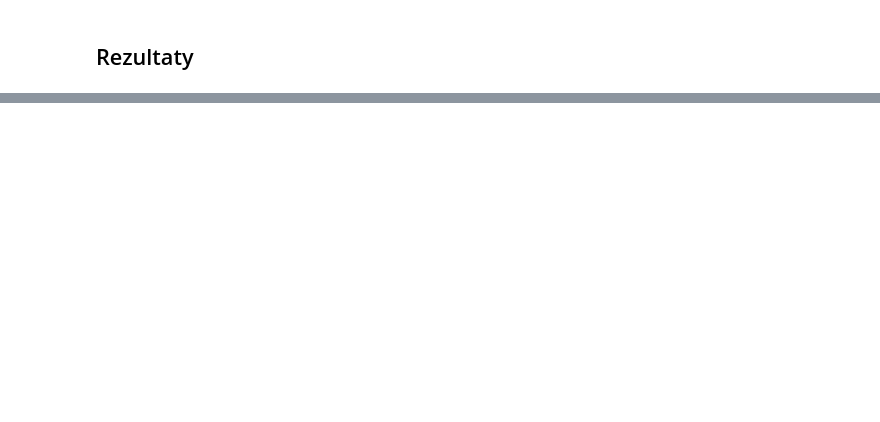
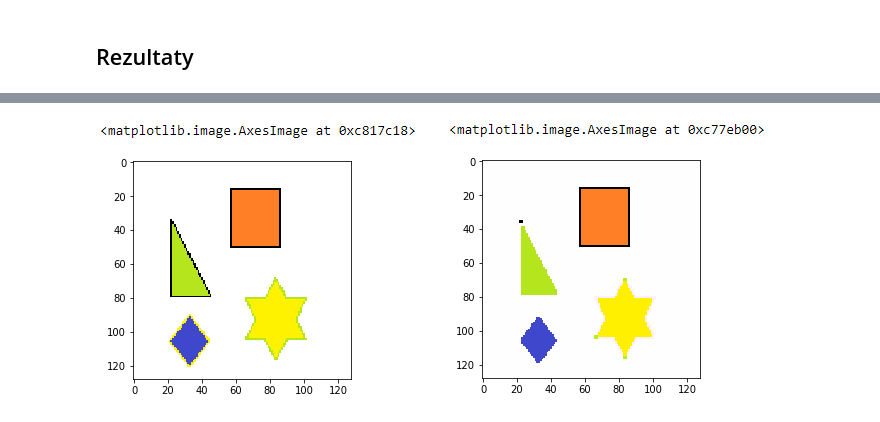
Before and after one commit to kolo-abb/Random-Scripts-And-Notes, a Jupyter notebook: Graph-Segmentation-First-Attempts/Segmentacja-k-spojnosc.ipynb, the cells around one changed output, grey strips where cells are left out. Saved outputs shown, nothing was run; the diff lists cells and outputs as text; code cells hidden in the pictures; blank space fills up the shorter version.

```diff
--- a/Graph-Segmentation-First-Attempts/Segmentacja-k-spojnosc.ipynb
+++ b/Graph-Segmentation-First-Attempts/Segmentacja-k-spojnosc.ipynb
@@ -198,0 +221,4 @@ Image.open("./comp2.png")
+# %%
+Image.open("./comp3.png")
+# %% [output]
+[figure, added]
```
Also changed, not shown: parts of 41 cells of this notebook, 6 other files.
